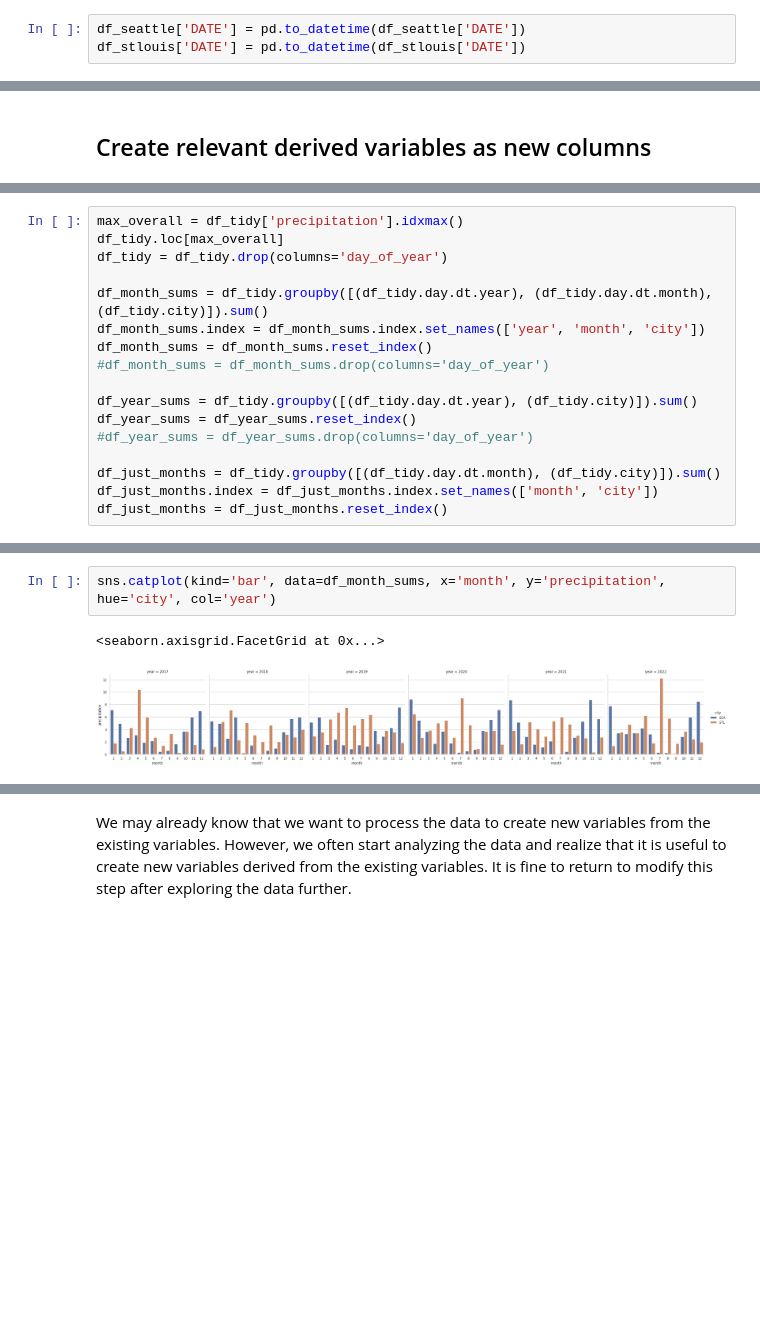
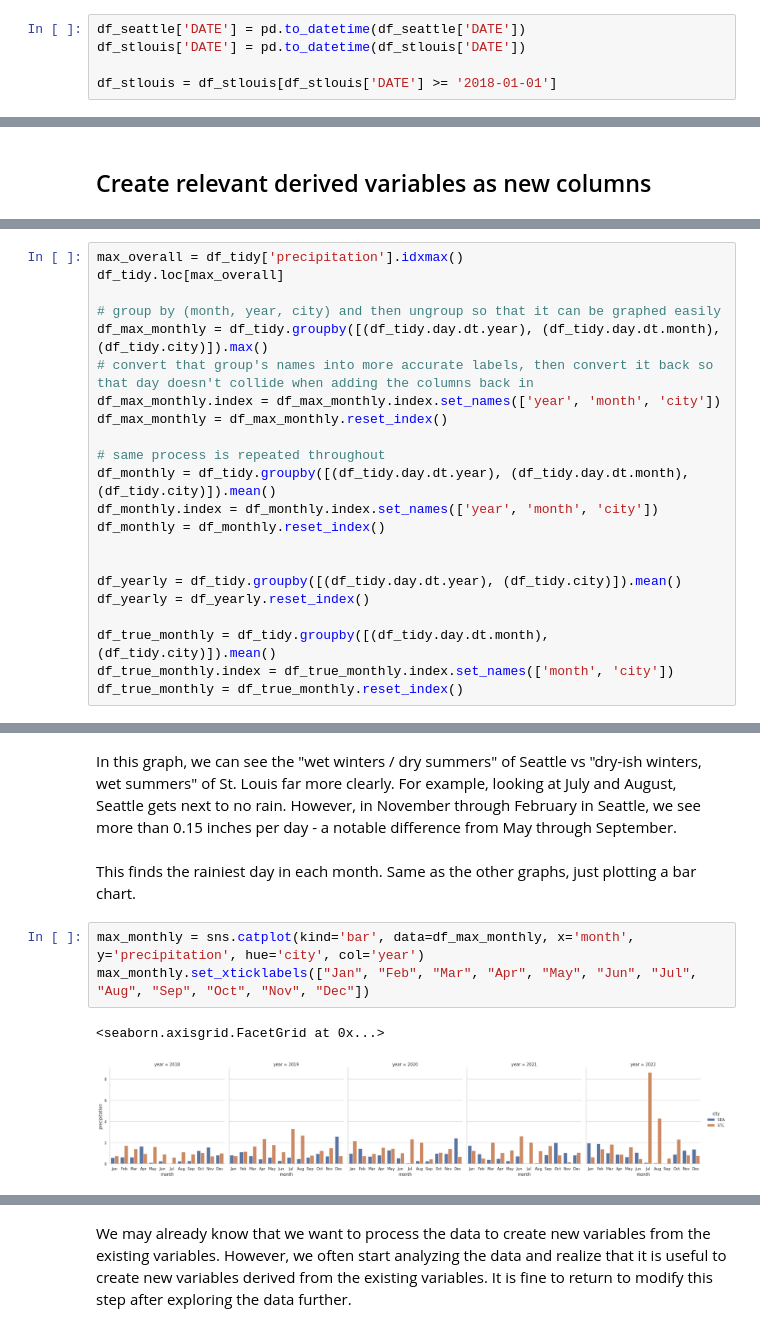
Before and after one commit to imp-etus/Seattle-Weather, a Jupyter notebook: Evelyn_McCarty_DATA_3320_Seattle_St_Louis_Data_Preparation.ipynb, the cells around one changed output, grey strips where cells are left out. Drawn from its saved outputs; the diff is of its cells as text; blank space fills up the shorter version.

```diff
--- a/Evelyn_McCarty_DATA_3320_Seattle_St_Louis_Data_Preparation.ipynb
+++ b/Evelyn_McCarty_DATA_3320_Seattle_St_Louis_Data_Preparation.ipynb
@@ -104,3 +40,5 @@ Name: STATION, dtype: int64
 # %%
 df_seattle['DATE'] = pd.to_datetime(df_seattle['DATE'])
 df_stlouis['DATE'] = pd.to_datetime(df_stlouis['DATE'])
+
+df_stlouis = df_stlouis[df_stlouis['DATE'] >= '2018-01-01']
@@ -196,17 +90,22 @@ does it rain more...
 # %%
 max_overall = df_tidy['precipitation'].idxmax()
 df_tidy.loc[max_overall]
-df_tidy = df_tidy.drop(columns='day_of_year')
 
-df_month_sums = df_tidy.groupby([(df_tidy.day.dt.year), (df_tidy.day.dt.month), (df_tidy.city)]).sum()
-df_month_sums.index = df_month_sums.index.set_names(['year', 'month', 'city'])
-df_month_sums = df_month_sums.reset_index()
-#df_month_sums = df_month_sums.drop(columns='day_of_year')
+# group by (month, year, city) and then ungroup so that it can be graphed easily
+df_max_monthly = df_tidy.groupby([(df_tidy.day.dt.year), (df_tidy.day.dt.month), (df_tidy.city)]).max()
+# convert that group's names into more accurate labels, then convert it back so that day doesn't collide when adding the columns back in
+df_max_monthly.index = df_max_monthly.index.set_names(['year', 'month', 'city'])
+df_max_monthly = df_max_monthly.reset_index()
 
-df_year_sums = df_tidy.groupby([(df_tidy.day.dt.year), (df_tidy.city)]).sum()
-df_year_sums = df_year_sums.reset_index()
-#df_year_sums = df_year_sums.drop(columns='day_of_year')
+# same process is repeated throughout
+df_monthly = df_tidy.groupby([(df_tidy.day.dt.year), (df_tidy.day.dt.month), (df_tidy.city)]).mean()
+df_monthly.index = df_monthly.index.set_names(['year', 'month', 'city'])
+df_monthly = df_monthly.reset_index()
 
-df_just_months = df_tidy.groupby([(df_tidy.day.dt.month), (df_tidy.city)]).sum()
-df_just_months.index = df_just_months.index.set_names(['month', 'city'])
-df_just_months = df_just_months.reset_index()
+
+df_yearly = df_tidy.groupby([(df_tidy.day.dt.year), (df_tidy.city)]).mean()
+df_yearly = df_yearly.reset_index()
+
+df_true_monthly = df_tidy.groupby([(df_tidy.day.dt.month), (df_tidy.city)]).mean()
+df_true_monthly.index = df_true_monthly.index.set_names(['month', 'city'])
+df_true_monthly = df_true_monthly.reset_index()
@@ -218,5 +141,10 @@ sns.catplot(kind='bar', data=df_year_sums, x='day', y='precipitation', hue='city
+# %% [markdown]
+In this graph, we can see the "wet winters / dry summers" of Seattle vs "dry-ish winters, wet summers" of St. Louis far more clearly. For example, looking at July and August, Seattle gets next to no rain. However, in November through February in Seattle, we see more than 0.15 inches per day - a notable difference from May through September.
+# %% [markdown]
+This finds the rainiest day in each month. Same as the other graphs, just plotting a bar chart.
 # %%
-sns.catplot(kind='bar', data=df_month_sums, x='month', y='precipitation', hue='city', col='year')
+max_monthly = sns.catplot(kind='bar', data=df_max_monthly, x='month', y='precipitation', hue='city', col='year')
+max_monthly.set_xticklabels(["Jan", "Feb", "Mar", "Apr", "May", "Jun", "Jul", "Aug", "Sep", "Oct", "Nov", "Dec"])
 # %% [output]
 <seaborn.axisgrid.FacetGrid at 0x...>
-[figure, old version]
+[figure, new version]
```
Also changed, not shown: parts of 34 cells of this notebook.
